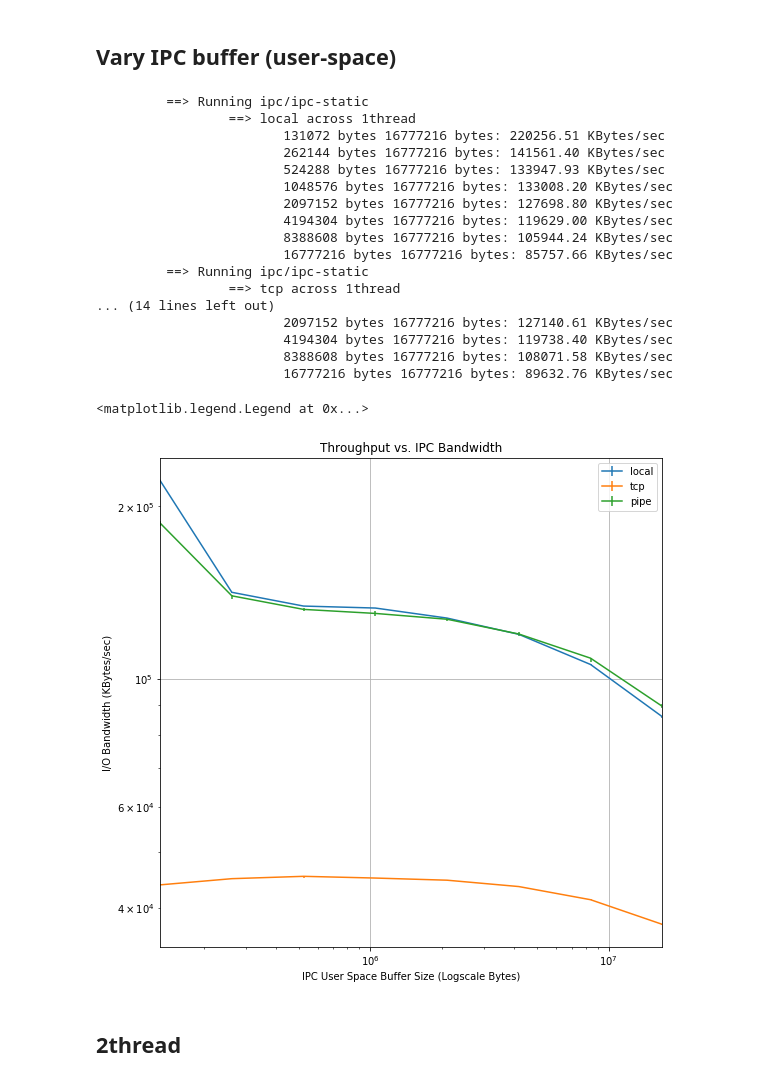
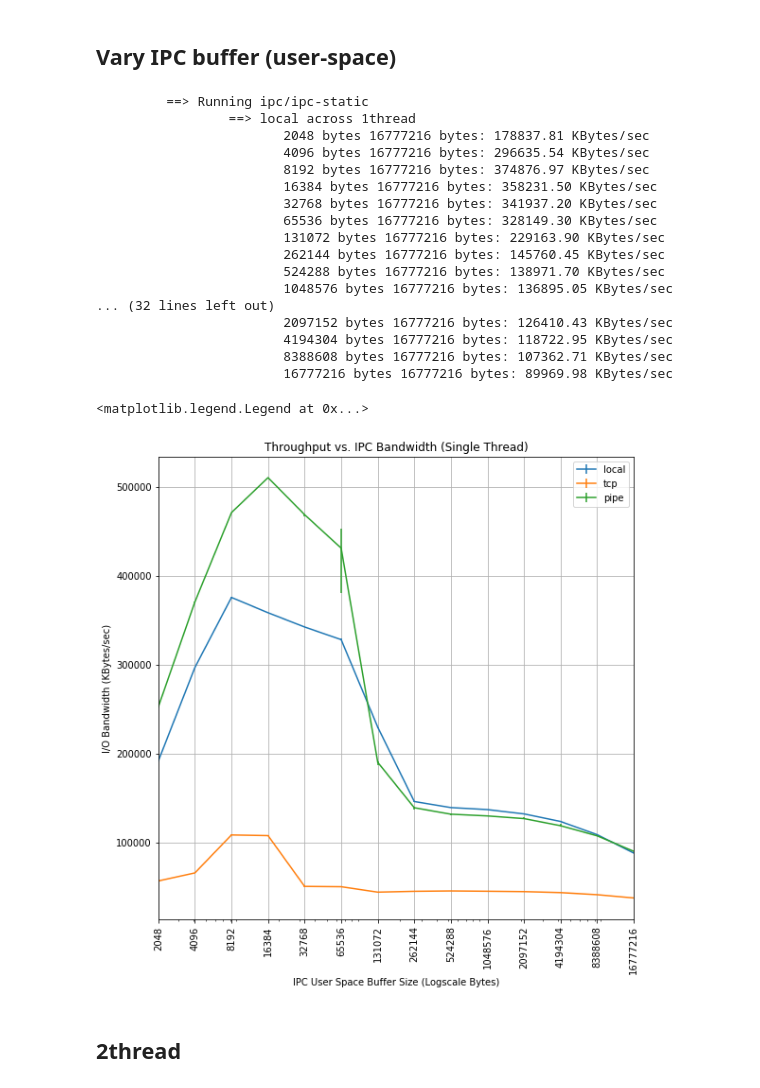
Before and after one commit to Michael137/os, a Jupyter notebook: l41-labs/lab2/lab2.ipynb, the cells around one changed output. Drawn from its saved outputs; the diff is of its cells as text; code cells hidden in the pictures.

Commit message:
add performance counter benchmarks; prettify performance curves

```diff
--- a/l41-labs/lab2/lab2.ipynb
+++ b/l41-labs/lab2/lab2.ipynb
@@ -108,47 +189,48 @@ def benchmark(flags, repeat, exe, mode, ipc, buf_sizes, tot_sizes, dtrace_info =
 ## Vary IPC buffer (user-space)
 # %%
 BUF_START = 512
-BUFFER_SIZES = [BUF_START * 2 ** exp for exp in range(8, 16)] # Start from 128KB
+#BUFFER_SIZES = [BUF_START * 2 ** exp for exp in range(8, 16)] # Start from 128KB
+BUFFER_SIZES = [BUF_START * 2 ** exp for exp in range(2, 16)]
 TOT_SIZES = [BUFFER_SIZES[-1]] # Keep constant at default 16MB (last value of BUFFER_SIZES)
-RUNS = 20
+RUNS = 12
 EXE="ipc/ipc-static"
 FLAGS=""
 
 MODE = "1thread"
 IPC= "local"
 local = benchmark(FLAGS, RUNS, EXE, MODE, IPC, BUFFER_SIZES, TOT_SIZES)
 p = graph(BUFFER_SIZES, flatten([item['speeds'] for item in local]), RUNS, xlabel='IPC User Space Buffer Size (Logscale Bytes)', ylabel='I/O Bandwidth (KBytes/sec)', label=IPC, title = "Throughput vs. IPC Bandwidth (Single Thread)")
 
 IPC= "tcp"
 tcp = benchmark(FLAGS, RUNS, EXE, MODE, IPC, BUFFER_SIZES, TOT_SIZES)
-p = graph(BUFFER_SIZES, flatten([item['speeds'] for item in tcp]), RUNS, axis = p, label=IPC)
+p = graph(BUFFER_SIZES, flatten([item['speeds'] for item in tcp]), RUNS, label=IPC)
 
 IPC= "pipe"
 pipe = benchmark(FLAGS, RUNS, EXE, MODE, IPC, BUFFER_SIZES, TOT_SIZES)
 saveas = genfilename(EXE, MODE, "all", RUNS, FLAGS, suffix = "vary_buffer")
 p = graph(BUFFER_SIZES, flatten([item['speeds'] for item in pipe]), RUNS, axis = p, label=IPC, save = True, save_name = saveas)
 
 p.legend(["local", "tcp", "pipe"])
 # %% [output]
          ==> Running ipc/ipc-static
                  ==> local across 1thread
-                        131072 bytes 16777216 bytes: 220256.51 KBytes/sec
-                        262144 bytes 16777216 bytes: 141561.40 KBytes/sec
-                        524288 bytes 16777216 bytes: 133947.93 KBytes/sec
-                        1048576 bytes 16777216 bytes: 133008.20 KBytes/sec
-                        2097152 bytes 16777216 bytes: 127698.80 KBytes/sec
-                        4194304 bytes 16777216 bytes: 119629.00 KBytes/sec
-                        8388608 bytes 16777216 bytes: 105944.24 KBytes/sec
-                        16777216 bytes 16777216 bytes: 85757.66 KBytes/sec
-         ==> Running ipc/ipc-static
-                 ==> tcp across 1thread
-... (14 lines left out)
-                        2097152 bytes 16777216 bytes: 127140.61 KBytes/sec
-                        4194304 bytes 16777216 bytes: 119738.40 KBytes/sec
-                        8388608 bytes 16777216 bytes: 108071.58 KBytes/sec
-                        16777216 bytes 16777216 bytes: 89632.76 KBytes/sec
+                        2048 bytes 16777216 bytes: 178837.81 KBytes/sec
+                        4096 bytes 16777216 bytes: 296635.54 KBytes/sec
+                        8192 bytes 16777216 bytes: 374876.97 KBytes/sec
+                        16384 bytes 16777216 bytes: 358231.50 KBytes/sec
+                        32768 bytes 16777216 bytes: 341937.20 KBytes/sec
+                        65536 bytes 16777216 bytes: 328149.30 KBytes/sec
+                        131072 bytes 16777216 bytes: 229163.90 KBytes/sec
+                        262144 bytes 16777216 bytes: 145760.45 KBytes/sec
+                        524288 bytes 16777216 bytes: 138971.70 KBytes/sec
+                        1048576 bytes 16777216 bytes: 136895.05 KBytes/sec
+... (32 lines left out)
+                        2097152 bytes 16777216 bytes: 126410.43 KBytes/sec
+                        4194304 bytes 16777216 bytes: 118722.95 KBytes/sec
+                        8388608 bytes 16777216 bytes: 107362.71 KBytes/sec
+                        16777216 bytes 16777216 bytes: 89969.98 KBytes/sec
 <matplotlib.legend.Legend at 0x...>
-[figure, old version]
+[figure, new version]
 # %% [markdown]
 ## 2thread
 # %%
```
Also changed, not shown: parts of 10 cells of this notebook.
